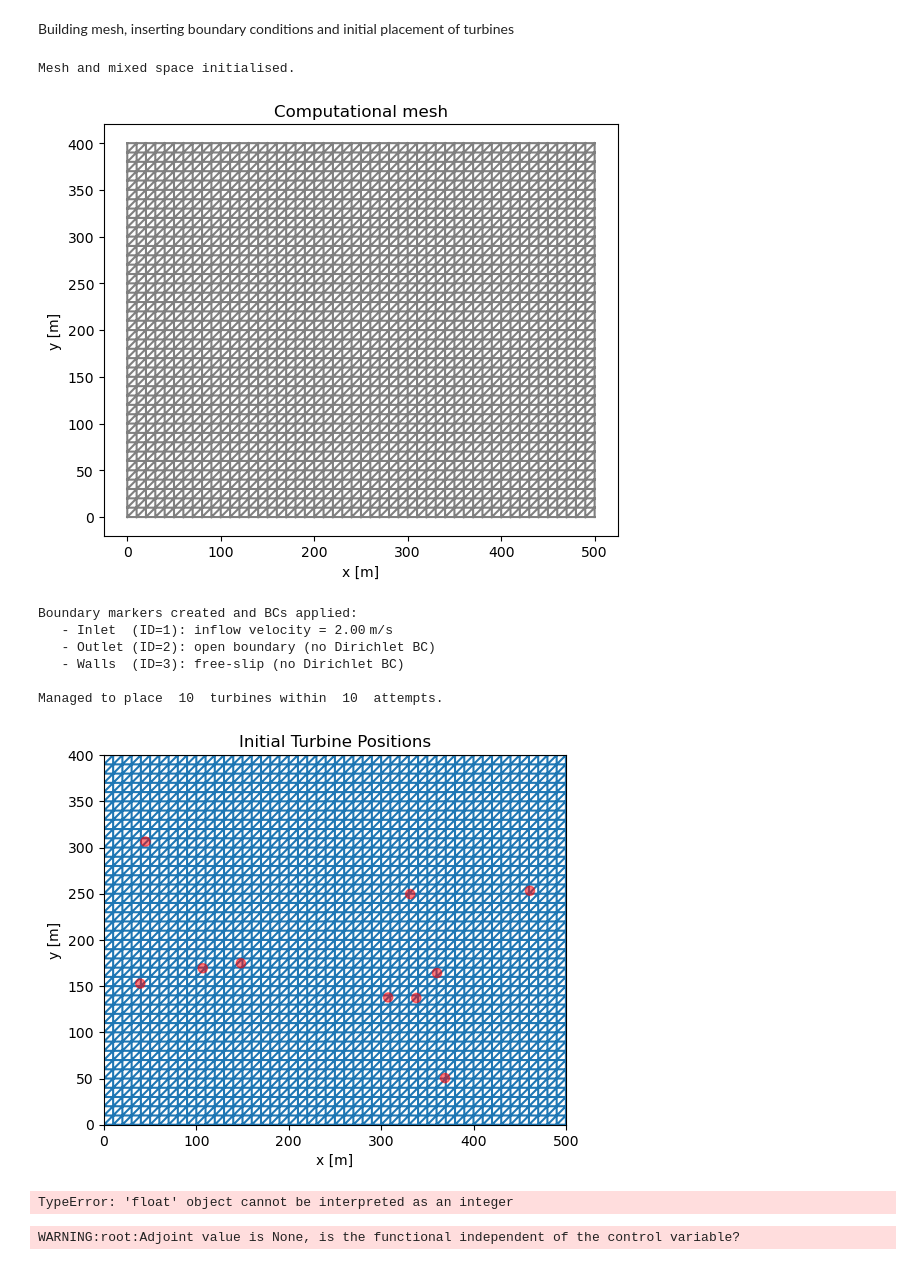
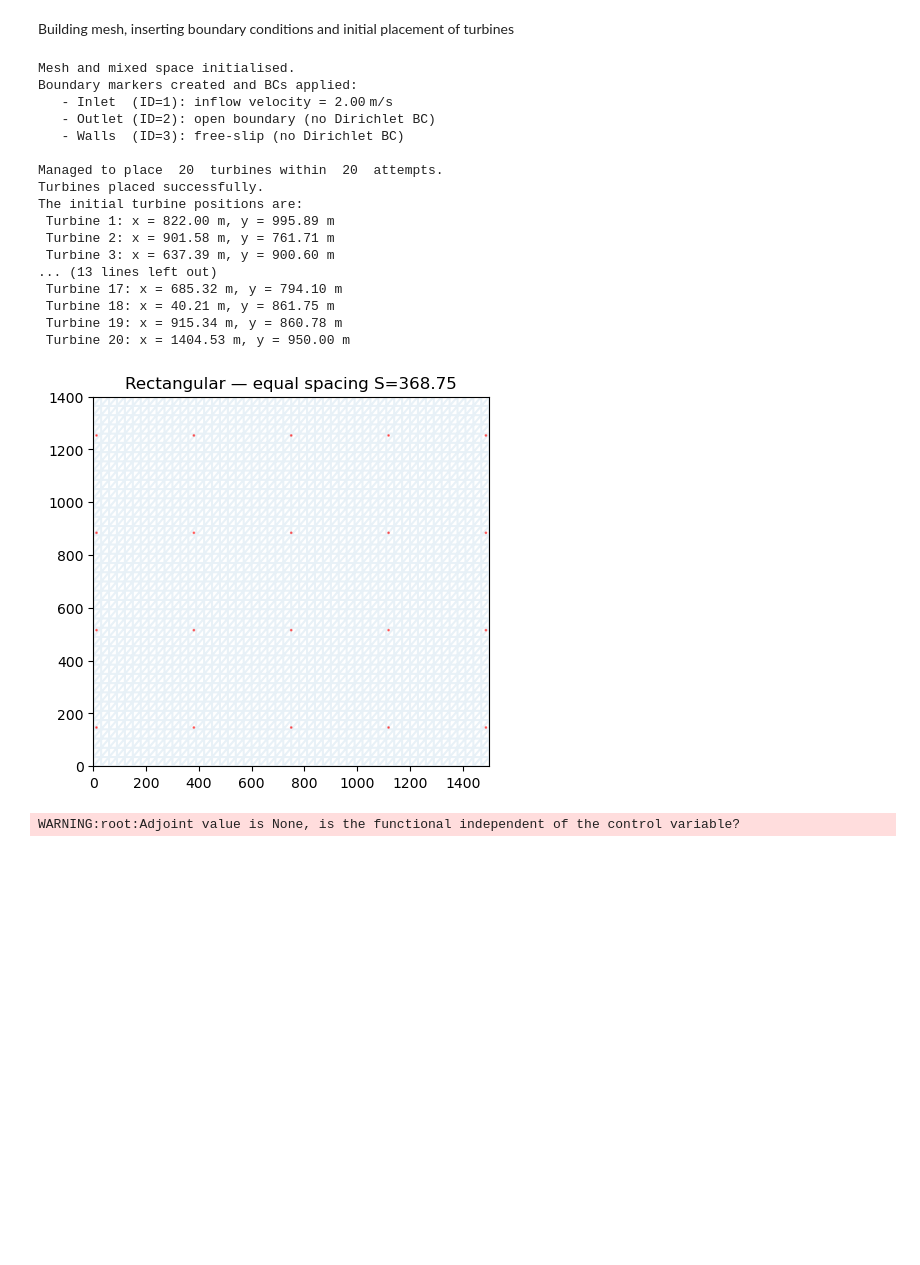
Before and after one commit to ZoeAliki/thesis-SWE-optimising, a Jupyter notebook: Adjoint_optimisation/Scratch_adjoint.ipynb, the cells around one changed output. Cells and saved outputs as stored; diff of their text form; code cells hidden in the pictures; blank space fills up the shorter version.

```diff
--- a/Adjoint_optimisation/Scratch_adjoint.ipynb
+++ b/Adjoint_optimisation/Scratch_adjoint.ipynb
@@ -60,22 +60,25 @@ A_T = np.pi * D**2          # turbine swept area [m²]
 
 # --- Flow and boundary data ---
 U_inflow = 2.0              # deth-averaged inflow velocity [m/s]
-initial_condition_u = Constant((0.0, 0.0))  # initial velocity field
+initial_condition_u = Constant((2.0, 0.0))  # initial velocity field
 initial_condition_eta = Constant(0.0)       # initial free surface elevation
 
 # --- Domain size and mesh resolution ---
-Lx, Ly = 500.0, 400.0    # domain dimensions [m]
+Lx, Ly = 1500.0, 1400.0    # domain dimensions [m]
 Nx, Ny = 50, 40          # mesh resolution
 
 # --- Turbine layout parameters ---
-n_turbines = 10 # number of turbines
+n_turbines = 20 # number of turbines
 min_spacing = 5 * D # minimum spacing between turbines [m]
 
-xn = n_turbines/2
+xn = n_turbines/4
 yn = n_turbines/xn
 
 # --- Plot toggles ---
-show_mesh_plot = True # toggle to plot the mesh
+show_mesh_plot = False # toggle to plot the mesh
+show_plot_turbines = True # toggle to show turbine layout plot
+show_turbines_coordinates = False # toggle to show turbine coordinates
+
 
 print(f"✅ Base parameters initialized successfully, Zoë.")
 # %% [output]
@@ -85,21 +88,27 @@ Building mesh, inserting boundary conditions and initial placement of turbines
 # %%
 mesh, W, w, u, eta, v, q = mesh_set_up(Lx, Ly, Nx, Ny, show_mesh_plot)
 boundary_markers, bcs = setup_boundary_markers_and_bcs(mesh, W, Lx, Ly, U_inflow)
-initial_positions = place_turbines_random2(mesh, Lx, Ly, n_turbines, min_spacing, D, mesh)
-initial_positions_rectangular = place_turbines_rectangular2(mesh, Lx, Ly, xn, yn, n_turbines, min_spacing, D, mesh)
-#initial_positions_rectangular = place_turbines_rectangular2(mesh, Lx, Ly, xn, yn, n_turbines, min_spacing, D, mesh)
-print("the initial turbine positions are:", initial_positions)
+initial_positions = place_turbines_random2(mesh, Lx, Ly, n_turbines, min_spacing, D, mesh, show_turbines_coordinates, show_plot_turbines)
+initial_pos_rec_new = place_turbines_rectangular_equal_spacing(mesh, Lx, Ly, n_turbines, min_spacing, D, nx=xn, ny=yn)
 # %% [output]
 Mesh and mixed space initialised.
+Boundary markers created and BCs applied:
+   - Inlet  (ID=1): inflow velocity = 2.00 m/s
+   - Outlet (ID=2): open boundary (no Dirichlet BC)
+   - Walls  (ID=3): free‑slip (no Dirichlet BC)
+
+Managed to place  20  turbines within  20  attempts.
+Turbines placed successfully.
+The initial turbine positions are:
+ Turbine 1: x = 822.00 m, y = 995.89 m
+ Turbine 2: x = 901.58 m, y = 761.71 m
+ Turbine 3: x = 637.39 m, y = 900.60 m
+... (13 lines left out)
+ Turbine 17: x = 685.32 m, y = 794.10 m
+ Turbine 18: x = 40.21 m, y = 861.75 m
+ Turbine 19: x = 915.34 m, y = 860.78 m
+ Turbine 20: x = 1404.53 m, y = 950.00 m
-[figure, old version]
+[figure, new version]
-Boundary markers created and BCs applied:
-   - Inlet  (ID=1): inflow velocity = 2.00 m/s
-   - Outlet (ID=2): open boundary (no Dirichlet BC)
-   - Walls  (ID=3): free‑slip (no Dirichlet BC)
-
-Managed to place  10  turbines within  10  attempts.
-[figure, removed]
-TypeError: 'float' object cannot be interpreted as an integer
 # %%
 import dolfin_adjoint as adj
 from ufl import derivative
```
Also changed, not shown: parts of 1 cell of this notebook, 1 other file.
